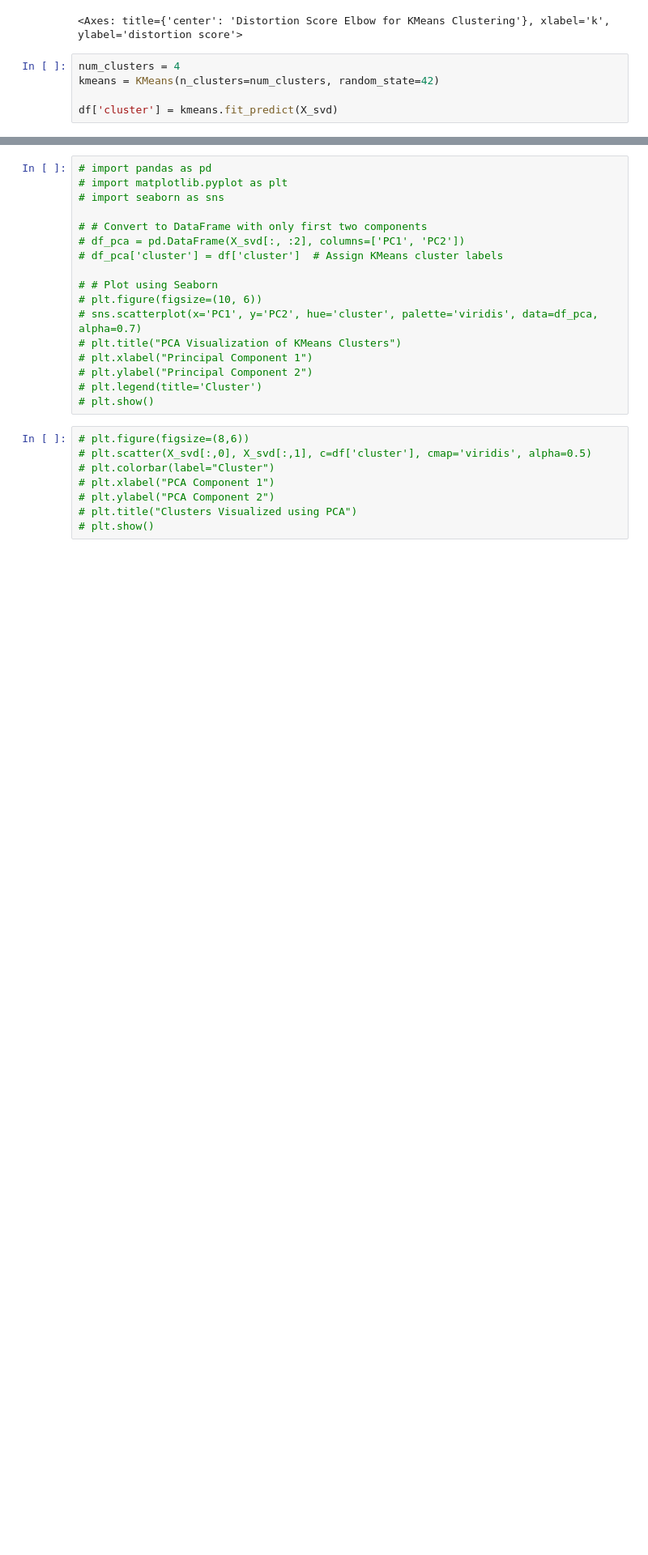
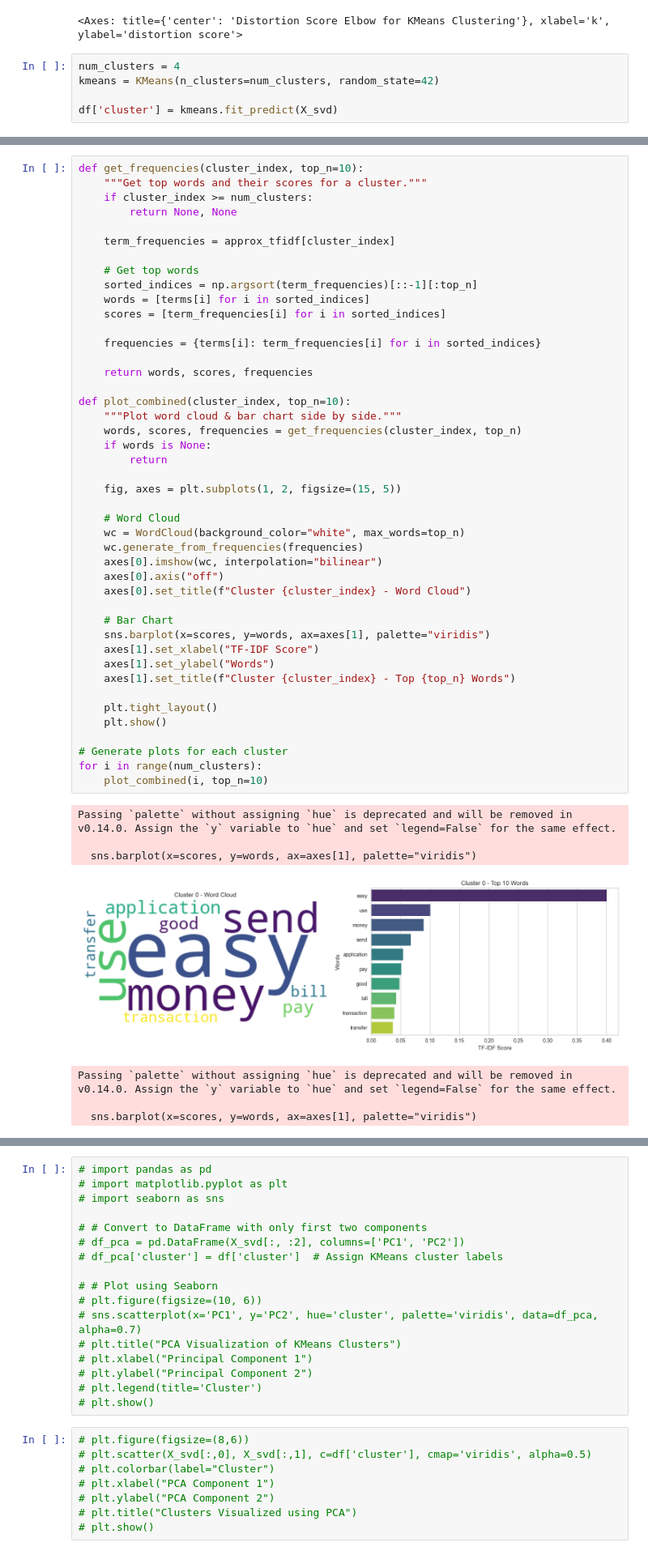
Before and after one commit to Nabizen/CCADMACL_PROJECT_COM222, a Jupyter notebook: gcash_clustering.ipynb, the cells around one changed output, grey strips where cells are left out. Shown at 81% size. Saved outputs shown, nothing was run; the diff lists cells and outputs as text; blank space fills up the shorter version.

```diff
--- a/gcash_clustering.ipynb
+++ b/gcash_clustering.ipynb
@@ -357,0 +397,52 @@ for i in range(num_clusters):
+# %%
+def get_frequencies(cluster_index, top_n=10):
+    """Get top words and their scores for a cluster."""
+    if cluster_index >= num_clusters:
+        return None, None
+
+    term_frequencies = approx_tfidf[cluster_index]
+
+    # Get top words
+    sorted_indices = np.argsort(term_frequencies)[::-1][:top_n]
+    words = [terms[i] for i in sorted_indices]
+    scores = [term_frequencies[i] for i in sorted_indices]
+
+    frequencies = {terms[i]: term_frequencies[i] for i in sorted_indices}
+
+    return words, scores, frequencies
+
+def plot_combined(cluster_index, top_n=10):
+    """Plot word cloud & bar chart side by side."""
+    words, scores, frequencies = get_frequencies(cluster_index, top_n)
+    if words is None:
+        return
+
+    fig, axes = plt.subplots(1, 2, figsize=(15, 5))
+
+    # Word Cloud
+    wc = WordCloud(background_color="white", max_words=top_n)
+    wc.generate_from_frequencies(frequencies)
+    axes[0].imshow(wc, interpolation="bilinear")
+    axes[0].axis("off")
+    axes[0].set_title(f"Cluster {cluster_index} - Word Cloud")
+
+    # Bar Chart
+    sns.barplot(x=scores, y=words, ax=axes[1], palette="viridis")
+    axes[1].set_xlabel("TF-IDF Score")
+    axes[1].set_ylabel("Words")
+    axes[1].set_title(f"Cluster {cluster_index} - Top {top_n} Words")
+
+    plt.tight_layout()
+    plt.show()
+
+# Generate plots for each cluster
+for i in range(num_clusters):
+    plot_combined(i, top_n=10)
+# %% [output]
+Passing `palette` without assigning `hue` is deprecated and will be removed in v0.14.0. Assign the `y` variable to `hue` and set `legend=False` for the same effect.
+
+  sns.barplot(x=scores, y=words, ax=axes[1], palette="viridis")
+[figure, added]
+Passing `palette` without assigning `hue` is deprecated and will be removed in v0.14.0. Assign the `y` variable to `hue` and set `legend=False` for the same effect.
+
+  sns.barplot(x=scores, y=words, ax=axes[1], palette="viridis")
```
Also changed, not shown: parts of 14 cells of this notebook.
